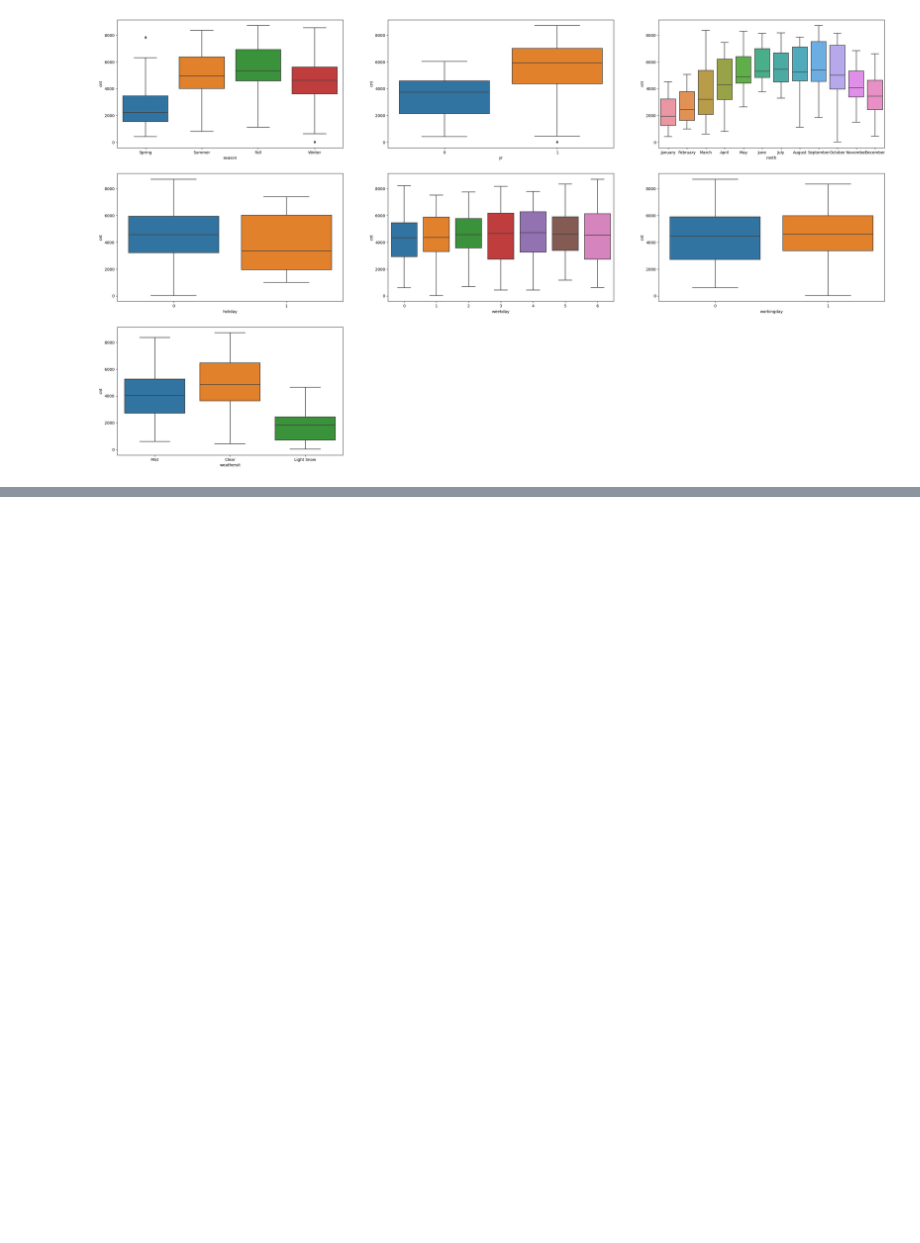
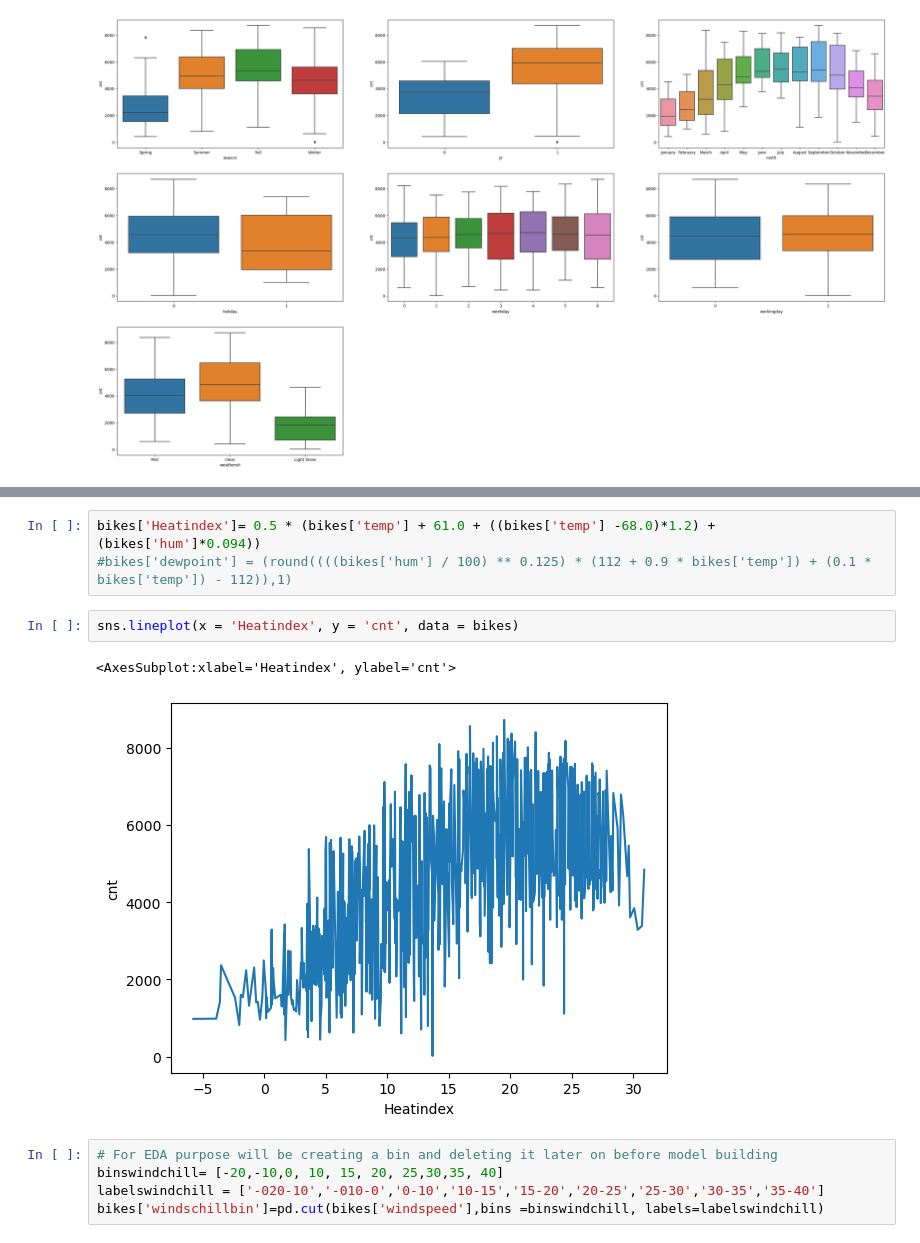
Before and after one commit to edwinttmm/Bike-Sharing-Case-Study, a Jupyter notebook: Untitled.ipynb, the cells around one changed output, grey strips where cells are left out. Drawn from its saved outputs; the diff is of its cells as text; blank space fills up the shorter version.

```diff
--- a/Untitled.ipynb
+++ b/Untitled.ipynb
@@ -196,0 +260,13 @@ plt.show()
+# %%
+bikes['Heatindex']= 0.5 * (bikes['temp'] + 61.0 + ((bikes['temp'] -68.0)*1.2) + (bikes['hum']*0.094))
+#bikes['dewpoint'] = (round((((bikes['hum'] / 100) ** 0.125) * (112 + 0.9 * bikes['temp']) + (0.1 * bikes['temp']) - 112)),1)
+# %%
+sns.lineplot(x = 'Heatindex', y = 'cnt', data = bikes)
+# %% [output]
+<AxesSubplot:xlabel='Heatindex', ylabel='cnt'>
+[figure, added]
+# %%
+# For EDA purpose will be creating a bin and deleting it later on before model building
+binswindchill= [-20,-10,0, 10, 15, 20, 25,30,35, 40]
+labelswindchill = ['-020-10','-010-0','0-10','10-15','15-20','20-25','25-30','30-35','35-40']
+bikes['windschillbin']=pd.cut(bikes['windspeed'],bins =binswindchill, labels=labelswindchill)
```
Also changed, not shown: parts of 18 cells of this notebook.
